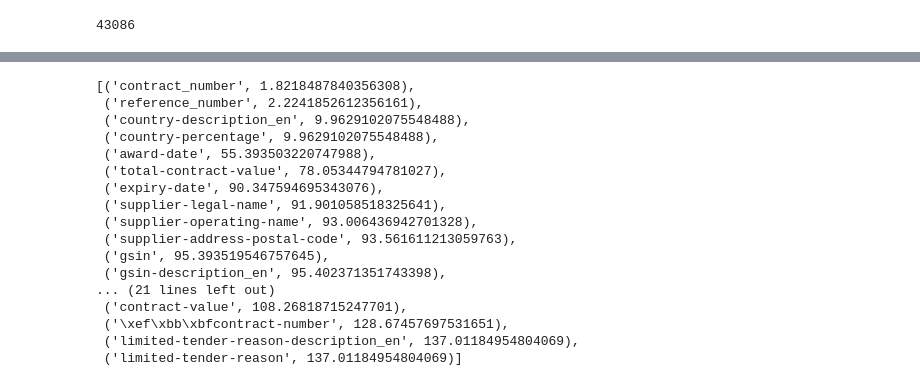
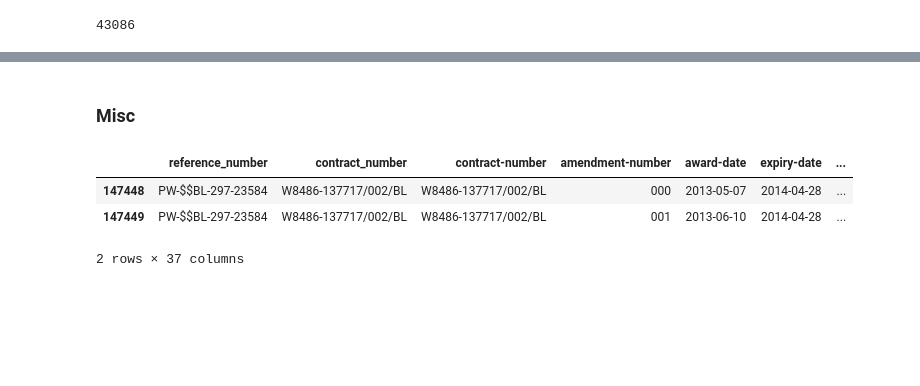
Before and after one commit to open-contracting/sample-data, a Jupyter notebook: buyandsell/processing/Process Contract History.ipynb, the cells around one changed output, grey strips where cells are left out. Saved outputs shown, nothing was run; the diff lists cells and outputs as text; code cells hidden in the pictures; blank space fills up the shorter version.

```diff
--- a/buyandsell/processing/Process Contract History.ipynb
+++ b/buyandsell/processing/Process Contract History.ipynb
@@ -286,25 +211,9 @@ sorted_percents_o
-# %%
-ratio = {}
-for item in percents:
-    ratio[item] = percents[item] / percents_o[item] * 100
-
-sorted_ratio = sorted(ratio.iteritems(), key=operator.itemgetter(1))
-sorted_ratio
-# %% [output]
-[('contract_number', 1.8218487840356308),
- ('reference_number', 2.2241852612356161),
- ('country-description_en', 9.9629102075548488),
- ('country-percentage', 9.9629102075548488),
- ('award-date', 55.393503220747988),
- ('total-contract-value', 78.05344794781027),
- ('expiry-date', 90.347594695343076),
- ('supplier-legal-name', 91.901058518325641),
- ('supplier-operating-name', 93.006436942701328),
- ('supplier-address-postal-code', 93.561611213059763),
- ('gsin', 95.393519546757645),
- ('gsin-description_en', 95.402371351743398),
-... (21 lines left out)
- ('contract-value', 108.26818715247701),
- ('\xef\xbb\xbfcontract-number', 128.67457697531651),
- ('limited-tender-reason-description_en', 137.01184954804069),
- ('limited-tender-reason', 137.01184954804069)]
+# %% [markdown]
+### Misc
+# %%
+overlap[overlap.contract_number == 'W8486-137717/002/BL']
+# %% [output]
+|  | reference_number | contract_number | ﻿contract-number | amendment-number | award-date | expiry-date | ... |
+| 147448 | PW-$$BL-297-23584 | W8486-137717/002/BL | W8486-137717/002/BL | 000 | 2013-05-07 | 2014-04-28 | ... |
+| 147449 | PW-$$BL-297-23584 | W8486-137717/002/BL | W8486-137717/002/BL | 001 | 2013-06-10 | 2014-04-28 | ... |
+2 rows × 37 columns
```
Also changed, not shown: parts of 5 cells of this notebook, 1 other file.
